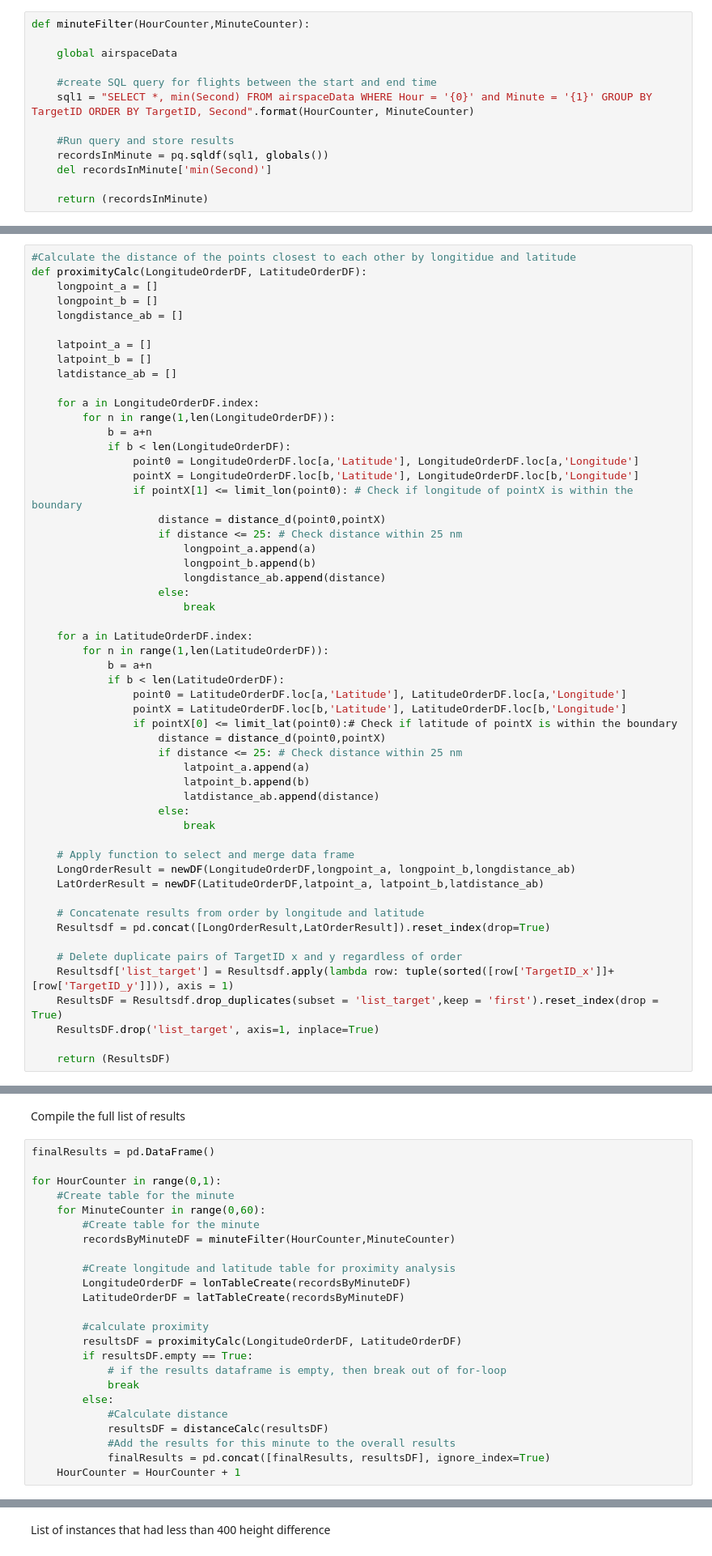
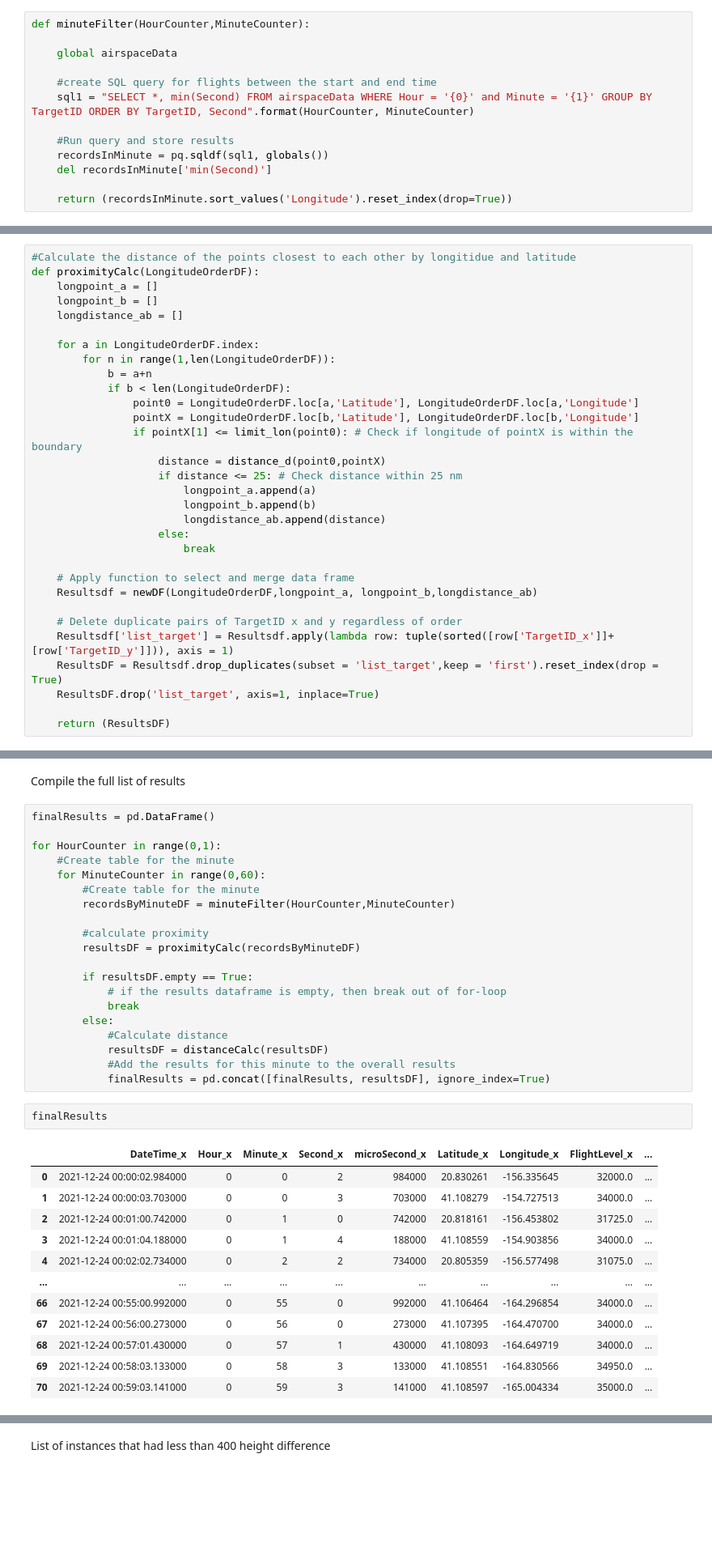
Before and after one commit to DAEN690-S22-OA/OceanicAirspaceProject, a Jupyter notebook: VerticalSep_V2.ipynb, the cells around one changed output, grey strips where cells are left out. Shown at 81% size. Saved outputs shown, nothing was run; the diff lists cells and outputs as text; blank space fills up the shorter version.

```diff
--- a/VerticalSep_V2.ipynb
+++ b/VerticalSep_V2.ipynb
@@ -230,6 +230,6 @@ def minuteFilter(HourCounter,MinuteCounter):
     recordsInMinute = pq.sqldf(sql1, globals())
     del recordsInMinute['min(Second)']
 
-    return (recordsInMinute)
+    return (recordsInMinute.sort_values('Longitude').reset_index(drop=True))
 # %% [markdown]
 Proximity Calculation
@@ -314,14 +286,10 @@ def newDF(OrderDF,x,y,d):
     return OrderResult
 # %%
 #Calculate the distance of the points closest to each other by longitidue and latitude
-def proximityCalc(LongitudeOrderDF, LatitudeOrderDF):
+def proximityCalc(LongitudeOrderDF):
     longpoint_a = []
     longpoint_b = []
     longdistance_ab = []
-
-    latpoint_a = []
-    latpoint_b = []
-    latdistance_ab = []
 
     for a in LongitudeOrderDF.index:
         for n in range(1,len(LongitudeOrderDF)):
@@ -338,27 +306,8 @@ def proximityCalc(LongitudeOrderDF, LatitudeOrderDF):
                     else:
                         break
 
-    for a in LatitudeOrderDF.index:
-        for n in range(1,len(LatitudeOrderDF)):
-            b = a+n
-            if b < len(LatitudeOrderDF):
-                point0 = LatitudeOrderDF.loc[a,'Latitude'], LatitudeOrderDF.loc[a,'Longitude']
-                pointX = LatitudeOrderDF.loc[b,'Latitude'], LatitudeOrderDF.loc[b,'Longitude']
-                if pointX[0] <= limit_lat(point0):# Check if latitude of pointX is within the boundary
-                    distance = distance_d(point0,pointX)
-                    if distance <= 25: # Check distance within 25 nm
-                        latpoint_a.append(a)
-                        latpoint_b.append(b)
-                        latdistance_ab.append(distance)
-                    else:
-                        break
-
     # Apply function to select and merge data frame
-    LongOrderResult = newDF(LongitudeOrderDF,longpoint_a, longpoint_b,longdistance_ab)
-    LatOrderResult = newDF(LatitudeOrderDF,latpoint_a, latpoint_b,latdistance_ab)
-
-    # Concatenate results from order by longitude and latitude
-    Resultsdf = pd.concat([LongOrderResult,LatOrderResult]).reset_index(drop=True)
+    Resultsdf = newDF(LongitudeOrderDF,longpoint_a, longpoint_b,longdistance_ab)
 
     # Delete duplicate pairs of TargetID x and y regardless of order
     Resultsdf['list_target'] = Resultsdf.apply(lambda row: tuple(sorted([row['TargetID_x']]+[row['TargetID_y']])), axis = 1)
@@ -404,12 +353,9 @@ for HourCounter in range(0,1):
         #Create table for the minute
         recordsByMinuteDF = minuteFilter(HourCounter,MinuteCounter)
 
-        #Create longitude and latitude table for proximity analysis
-        LongitudeOrderDF = lonTableCreate(recordsByMinuteDF)
-        LatitudeOrderDF = latTableCreate(recordsByMinuteDF)
+        #calculate proximity
+        resultsDF = proximityCalc(recordsByMinuteDF)
 
-        #calculate proximity
-        resultsDF = proximityCalc(LongitudeOrderDF, LatitudeOrderDF)
         if resultsDF.empty == True:
             # if the results dataframe is empty, then break out of for-loop
             break
@@ -418,4 +364,18 @@ for HourCounter in range(0,1):
             resultsDF = distanceCalc(resultsDF)
             #Add the results for this minute to the overall results
             finalResults = pd.concat([finalResults, resultsDF], ignore_index=True)
-    HourCounter = HourCounter + 1
+# %%
+finalResults
+# %% [output]
+|  | DateTime_x | Hour_x | Minute_x | Second_x | microSecond_x | Latitude_x | Longitude_x | FlightLevel_x | ... |
+| 0 | 2021-12-24 00:00:02.984000 | 0 | 0 | 2 | 984000 | 20.830261 | -156.335645 | 32000.0 | ... |
+| 1 | 2021-12-24 00:00:03.703000 | 0 | 0 | 3 | 703000 | 41.108279 | -154.727513 | 34000.0 | ... |
+| 2 | 2021-12-24 00:01:00.742000 | 0 | 1 | 0 | 742000 | 20.818161 | -156.453802 | 31725.0 | ... |
+| 3 | 2021-12-24 00:01:04.188000 | 0 | 1 | 4 | 188000 | 41.108559 | -154.903856 | 34000.0 | ... |
+| 4 | 2021-12-24 00:02:02.734000 | 0 | 2 | 2 | 734000 | 20.805359 | -156.577498 | 31075.0 | ... |
+| ... | ... | ... | ... | ... | ... | ... | ... | ... | ... |
+| 66 | 2021-12-24 00:55:00.992000 | 0 | 55 | 0 | 992000 | 41.106464 | -164.296854 | 34000.0 | ... |
+| 67 | 2021-12-24 00:56:00.273000 | 0 | 56 | 0 | 273000 | 41.107395 | -164.470700 | 34000.0 | ... |
+| 68 | 2021-12-24 00:57:01.430000 | 0 | 57 | 1 | 430000 | 41.108093 | -164.649719 | 34000.0 | ... |
+| 69 | 2021-12-24 00:58:03.133000 | 0 | 58 | 3 | 133000 | 41.108551 | -164.830566 | 34950.0 | ... |
+| 70 | 2021-12-24 00:59:03.141000 | 0 | 59 | 3 | 141000 | 41.108597 | -165.004334 | 35000.0 | ... |
```
Also changed, not shown: parts of 6 cells of this notebook.
